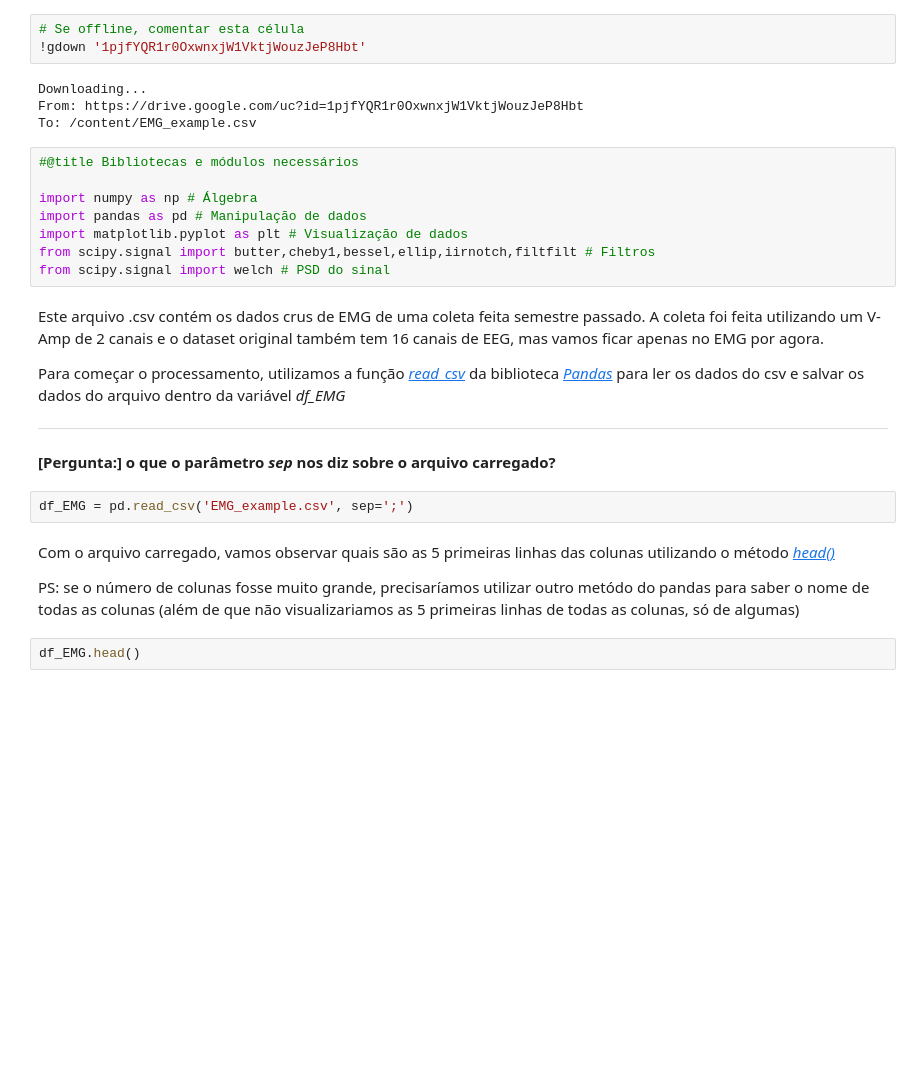
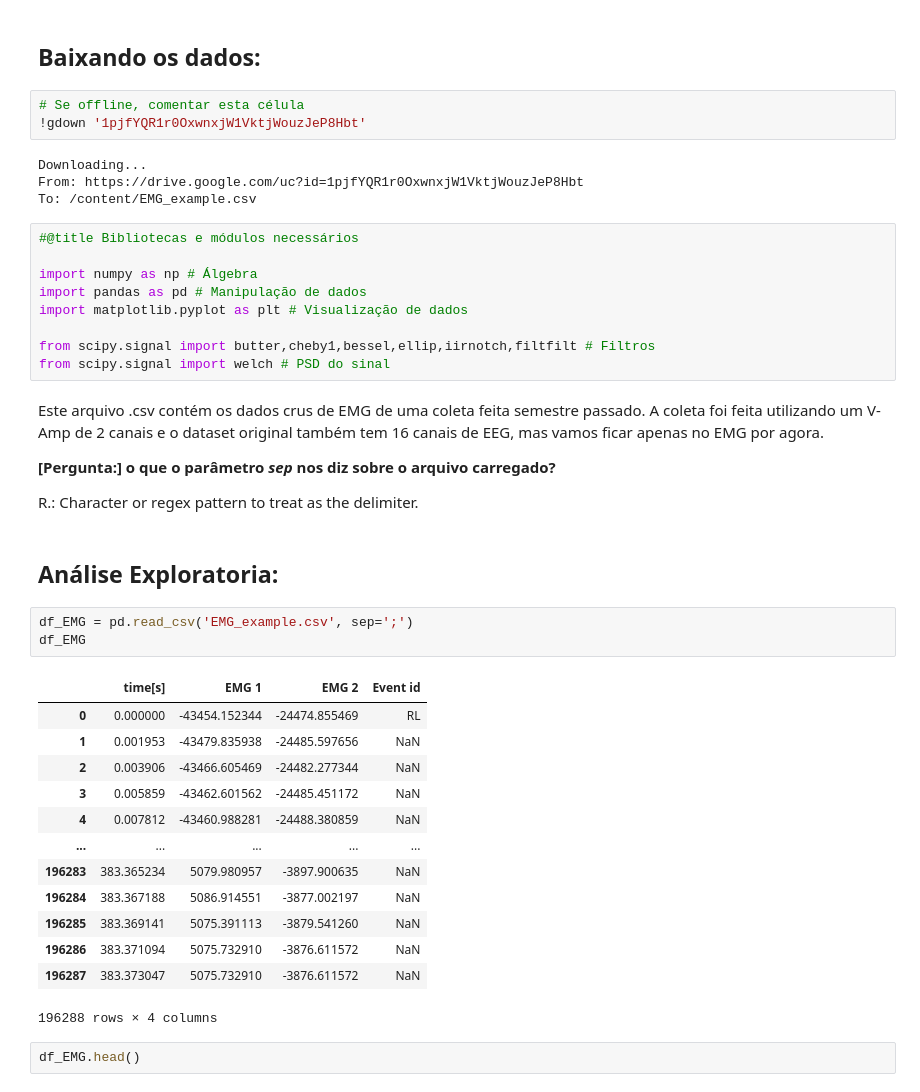
Before and after one commit to Gus-1003/ISD_PSB2023.2, a Jupyter notebook: Pratica/Aula_1.ipynb, the cells around one changed output. Saved outputs shown, nothing was run; the diff lists cells and outputs as text; blank space fills up the shorter version.

```diff
--- a/Pratica/Aula_1.ipynb
+++ b/Pratica/Aula_1.ipynb
@@ -5,3 +5,5 @@ Enquanto estamos na sala, vamos fazer praticar um pouco o processamento de um si
+# %% [markdown]
+## Baixando os dados:
 # %%
 # Se offline, comentar esta célula
 !gdown '1pjfYQR1r0OxwnxjW1VktjWouzJeP8Hbt'
@@ -15,23 +17,34 @@ To: /content/EMG_example.csv
 import numpy as np # Álgebra
 import pandas as pd # Manipulação de dados
 import matplotlib.pyplot as plt # Visualização de dados
+
 from scipy.signal import butter,cheby1,bessel,ellip,iirnotch,filtfilt # Filtros
 from scipy.signal import welch # PSD do sinal
 # %% [markdown]
 Este arquivo .csv contém os dados crus de EMG de uma coleta feita semestre passado. A coleta foi feita utilizando um V-Amp de 2 canais e o dataset original também tem 16 canais de EEG, mas vamos ficar apenas no EMG por agora.
 
-Para começar o processamento, utilizamos a função [*read_csv*](https://pandas.pydata.org/docs/reference/api/pandas.read_csv.html) da biblioteca [*Pandas*](https://pandas.pydata.org/docs/index.html) para ler os dados do csv e salvar os dados do arquivo dentro da variável *df_EMG*
+**[Pergunta:] o que o parâmetro *sep* nos diz sobre o arquivo carregado?**
 
----
-
-
-**[Pergunta:] o que o parâmetro *sep* nos diz sobre o arquivo carregado?**
+R.: Character or regex pattern to treat as the delimiter.
+# %% [markdown]
+## Análise Exploratoria:
 # %%
 df_EMG = pd.read_csv('EMG_example.csv', sep=';')
+df_EMG
+# %% [output]
+|  | time[s] | EMG 1 | EMG 2 | Event id |
+| 0 | 0.000000 | -43454.152344 | -24474.855469 | RL |
+| 1 | 0.001953 | -43479.835938 | -24485.597656 | NaN |
+| 2 | 0.003906 | -43466.605469 | -24482.277344 | NaN |
+| 3 | 0.005859 | -43462.601562 | -24485.451172 | NaN |
+| 4 | 0.007812 | -43460.988281 | -24488.380859 | NaN |
+| ... | ... | ... | ... | ... |
+| 196283 | 383.365234 | 5079.980957 | -3897.900635 | NaN |
+| 196284 | 383.367188 | 5086.914551 | -3877.002197 | NaN |
+| 196285 | 383.369141 | 5075.391113 | -3879.541260 | NaN |
+| 196286 | 383.371094 | 5075.732910 | -3876.611572 | NaN |
+| 196287 | 383.373047 | 5075.732910 | -3876.611572 | NaN |
+196288 rows × 4 columns
-# %% [markdown]
-Com o arquivo carregado, vamos observar quais são as 5 primeiras linhas das colunas utilizando o método [*head()*](https://pandas.pydata.org/docs/reference/api/pandas.DataFrame.head.html#pandas.DataFrame.head)
-
-PS: se o número de colunas fosse muito grande, precisaríamos utilizar outro metódo do pandas para saber o nome de todas as colunas (além de que não visualizariamos as 5 primeiras linhas de todas as colunas, só de algumas)
 # %%
 df_EMG.head()
 # %% [output]
```
Also changed, not shown: parts of 20 cells of this notebook.
